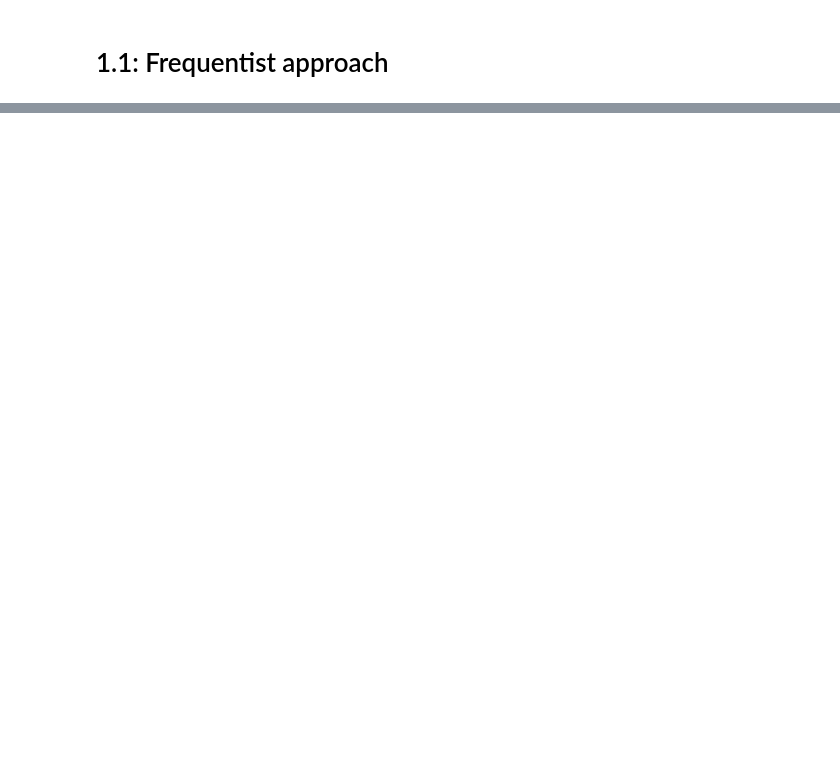
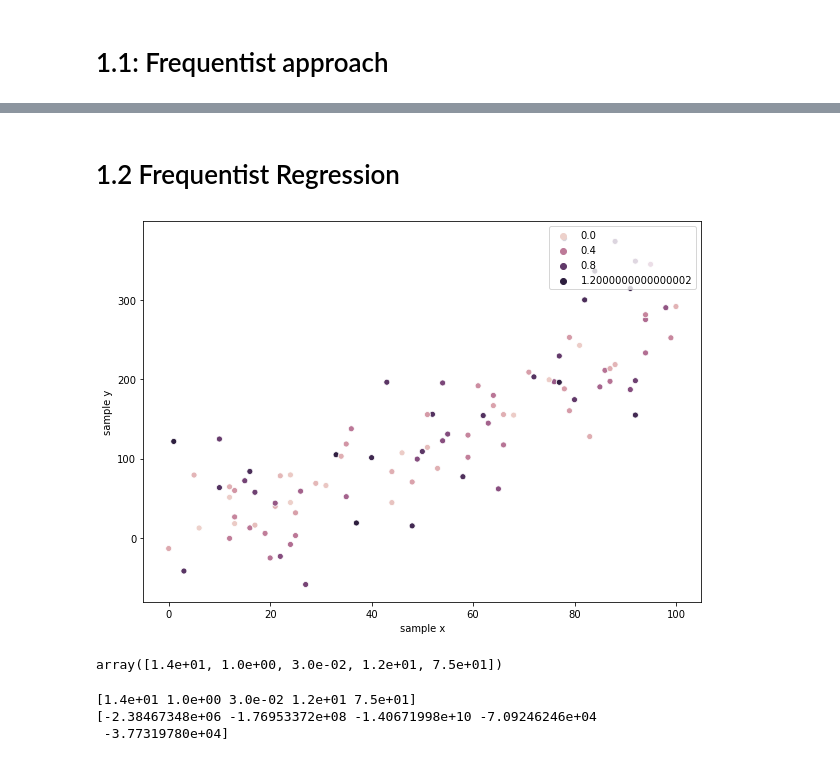
Before and after one commit to MARVINMENG0/bayes-ml, a Jupyter notebook: experiments.ipynb, the cells around one changed output, grey strips where cells are left out. Drawn from its saved outputs; the diff is of its cells as text; code cells hidden in the pictures; blank space fills up the shorter version.

```diff
--- a/experiments.ipynb
+++ b/experiments.ipynb
@@ -101,0 +101,2 @@ mu_mle, w0_mle, w1_mle
+# %% [markdown]
+# 1.2 Frequentist Regression
@@ -101,0 +144,15 @@ mu_mle, w0_mle, w1_mle
+# %%
+import matplotlib.pyplot as plt
+import seaborn as sns
+%matplotlib inline
+
+plt.figure(figsize=(10, 7))
+sns.scatterplot(x,
+                y,
+                hue=c,
+                )
+plt.xlabel('sample x')
+plt.ylabel('sample y')
+plt.legend(loc='upper right');
+# %% [output]
+[figure, added]
@@ -101,0 +204,14 @@ mu_mle, w0_mle, w1_mle
+# %%
+start
+# %% [output]
+array([1.4e+01, 1.0e+00, 3.0e-02, 1.2e+01, 7.5e+01])
+# %%
+print(start)
+end = start.copy()
+for _ in range(10):
+    end -= 1e-2 * l_jac(end)
+print(end)
+# %% [output]
+[1.4e+01 1.0e+00 3.0e-02 1.2e+01 7.5e+01]
+[-2.38467348e+06 -1.76953372e+08 -1.40671998e+10 -7.09246246e+04
+ -3.77319780e+04]
```
Also changed, not shown: parts of 15 cells of this notebook.
